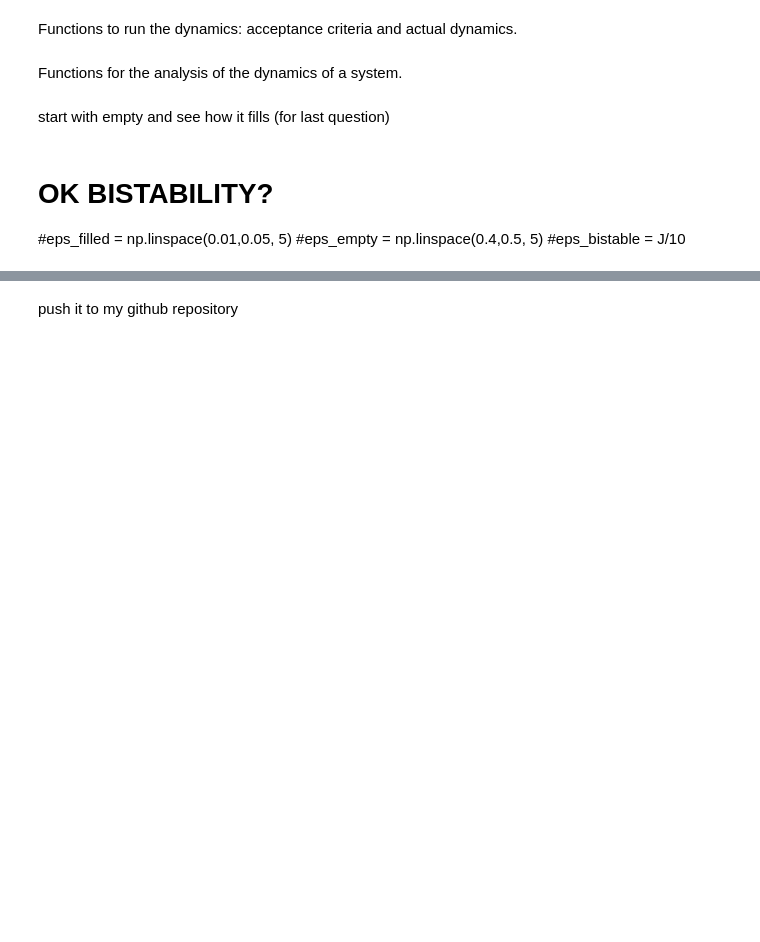
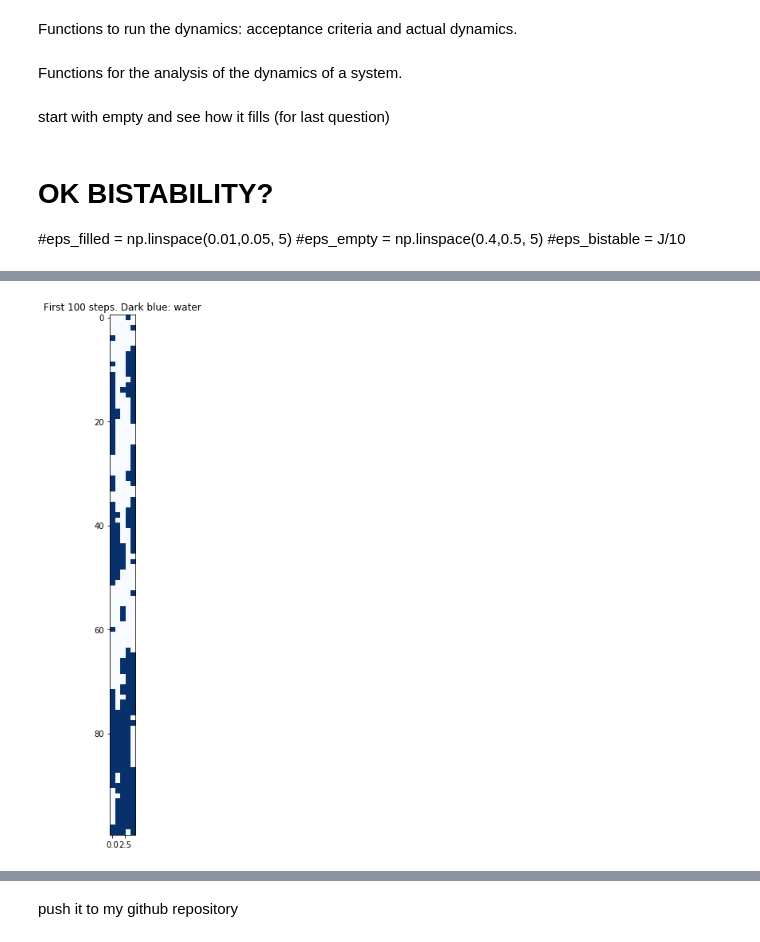
Before and after one commit to martagonzalvo/che164, a Jupyter notebook: 164Project_v2.ipynb, the cells around one changed output, grey strips where cells are left out. Saved outputs shown, nothing was run; the diff lists cells and outputs as text; code cells hidden in the pictures; blank space fills up the shorter version.

```diff
--- a/164Project_v2.ipynb
+++ b/164Project_v2.ipynb
@@ -750,0 +722,21 @@ plt.plot(range(len(dyn_rt)))
+# %%
+J_rt = 1.198
+eps_rt = J_rt/10
+init_spins = np.array([[-1,-1,-1,-1,-1]])
+
+#Running dynamics for 10,000 steps
+dyn_bist = dynamics(eps_rt, J_rt, init_spins, 10000)
+prob_bist = avg_prob(dyn_rt, eps_rt, J_rt) # 23 s 10,000
+info_bist = info_dyn(dyn_rt, eps_rt, J_rt)
+
+
+
+dyn_empty = dynamics(eps_rt, J_rt, init_spins, 10000)
+prob_empty = avg_prob(dyn_rt, eps_rt, J_rt) # 23 s 10,000
+info_empty = info_dyn(dyn_rt, eps_rt, J_rt)
+
+
+
+dyn_filled = dynamics(eps_rt, J_rt, init_spins, 10000)
+prob_filled = avg_prob(dyn_rt, eps_rt, J_rt) # 23 s 10,000
+info_filled = info_dyn(dyn_rt, eps_rt, J_rt)
@@ -750,0 +798,4 @@ plt.plot(range(len(dyn_rt)))
+# %%
+dyn_bist.shape
+m = dyn_bist == 1
+m
@@ -750,0 +810,8 @@ plt.plot(range(len(dyn_rt)))
+# %%
+plt.rcParams["figure.figsize"] = (20,12)
+plt.imshow(m[:100], cmap='Blues');
+plt.title('First 100 steps. Dark blue: water');
+#ax = plt.gca();
+#ax.set(xlim=(0, 4), ylim=(0, 100));
+# %% [output]
+[figure, added]
```
Also changed, not shown: parts of 12 cells of this notebook.
